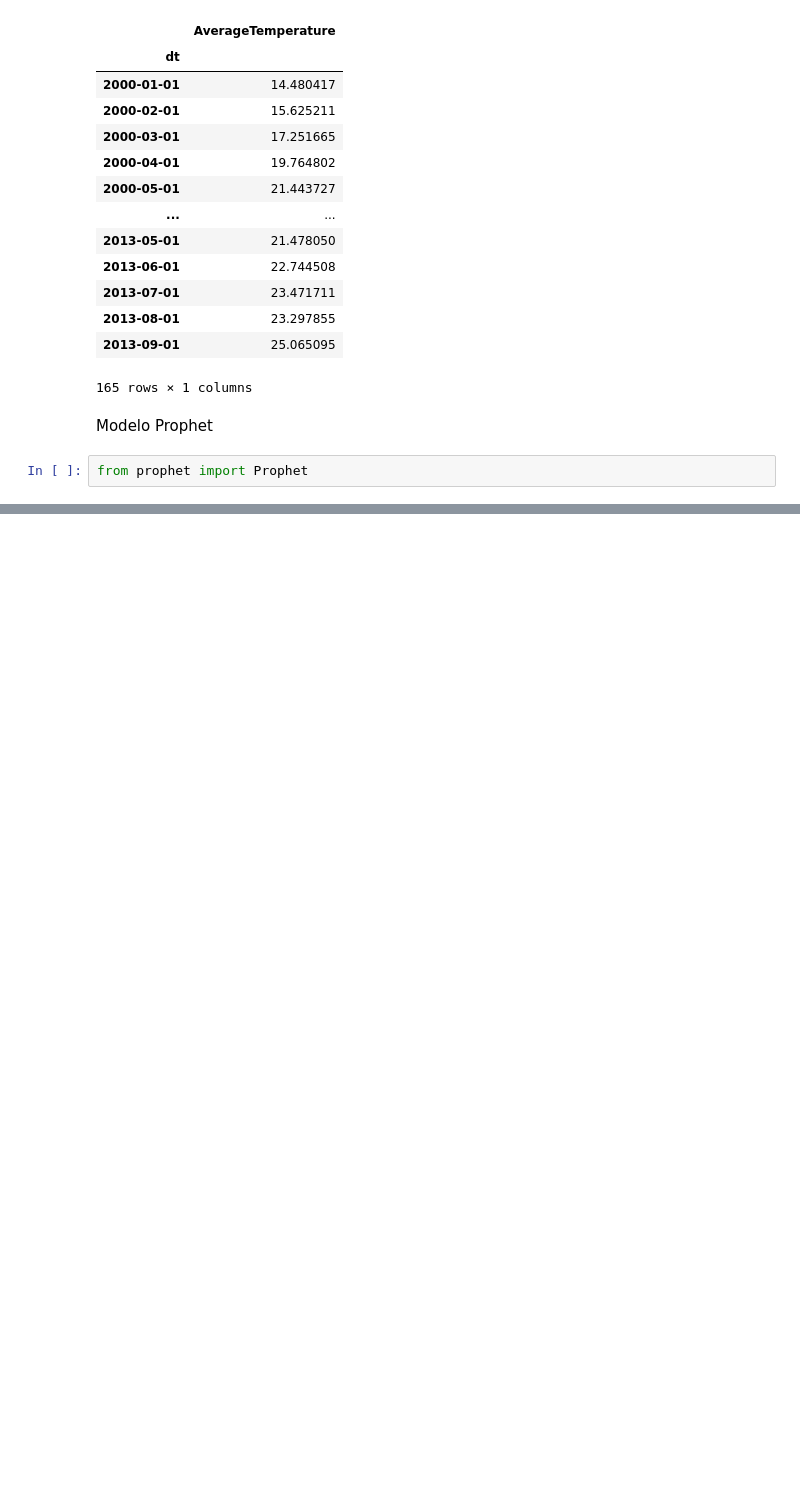
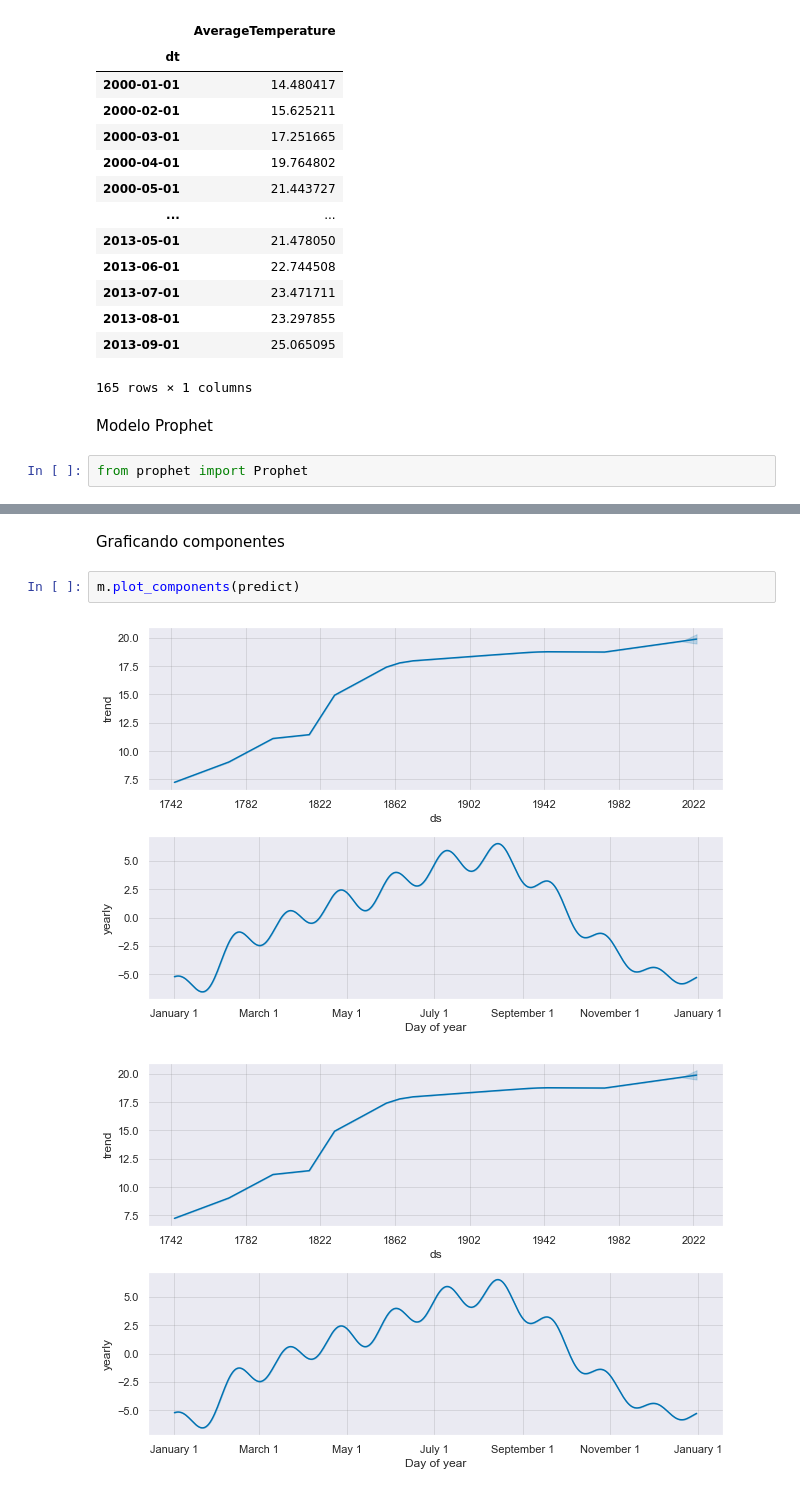
Before and after one commit to jurhs2000/data-science-lab2, a Jupyter notebook: lab2.ipynb, the cells around one changed output, grey strips where cells are left out. Cells and saved outputs as stored; diff of their text form; blank space fills up the shorter version.

```diff
--- a/lab2.ipynb
+++ b/lab2.ipynb
@@ -410,0 +456,7 @@ KeyError: 'dt'
+# %% [markdown]
+Graficando componentes
+# %%
+m.plot_components(predict)
+# %% [output]
+[figure, added]
+[figure, added]
```
Also changed, not shown: parts of 17 cells of this notebook.
